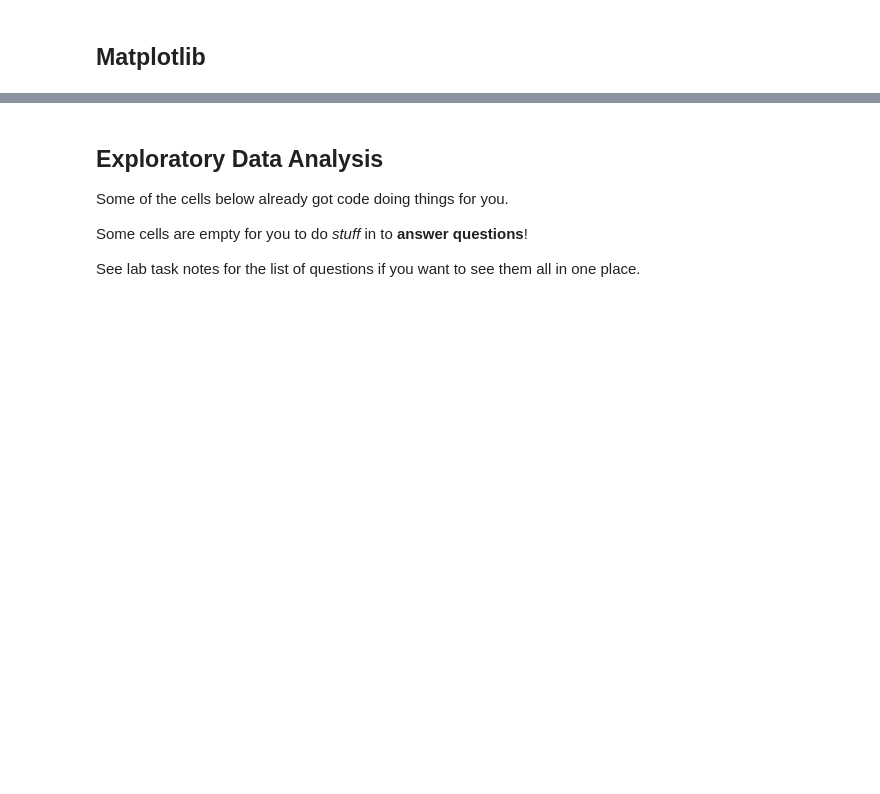
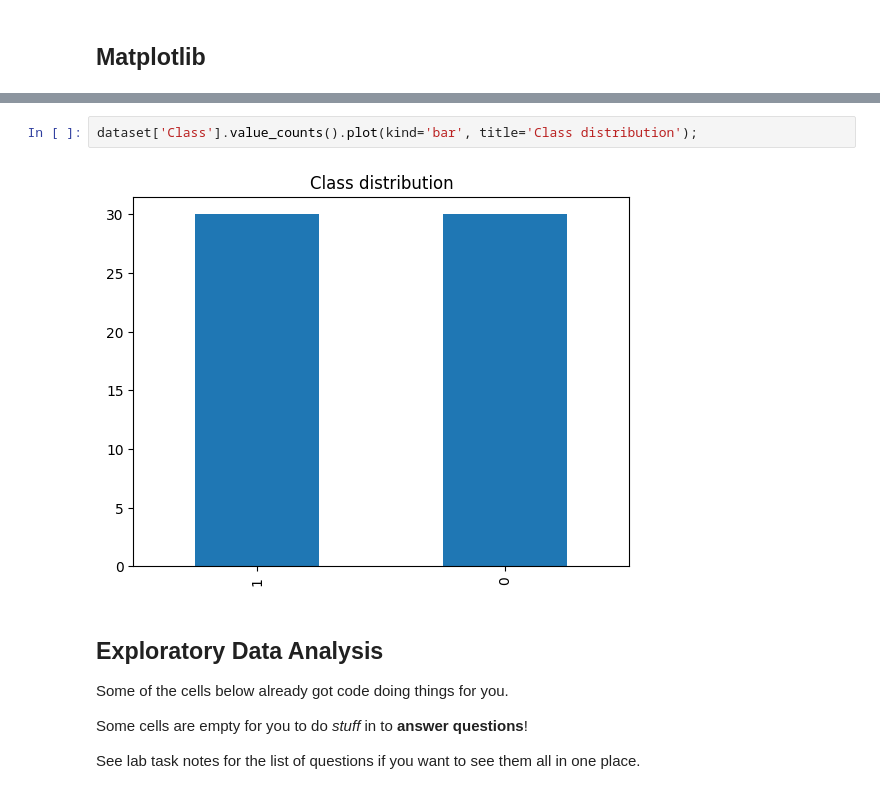
Before and after one commit to alexpoultr/git_test, a Jupyter notebook: ml-lab-02.ipynb, the cells around one changed output, grey strips where cells are left out. Saved outputs shown, nothing was run; the diff lists cells and outputs as text; blank space fills up the shorter version.

```diff
--- a/ml-lab-02.ipynb
+++ b/ml-lab-02.ipynb
@@ -153,3 +212,7 @@ Descriptive statistics:
+# %%
+dataset['Class'].value_counts().plot(kind='bar', title='Class distribution');
+# %% [output]
+[figure, added]
 # %% [markdown]
 ## Exploratory Data Analysis
 
```
Also changed, not shown: parts of 13 cells of this notebook.
